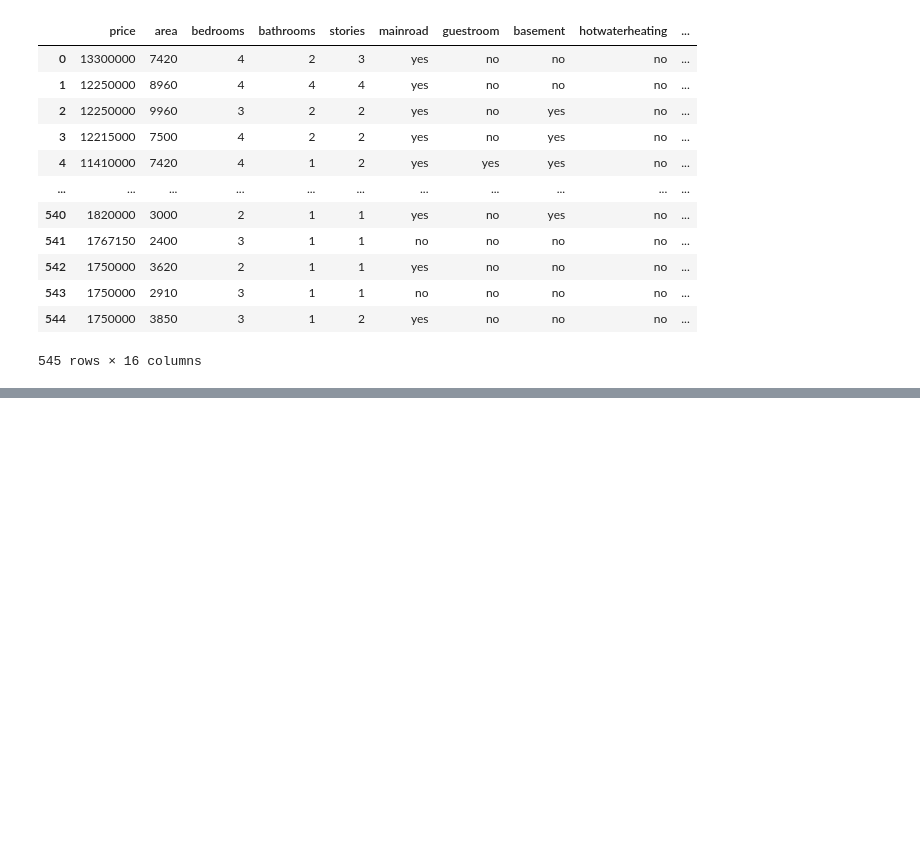
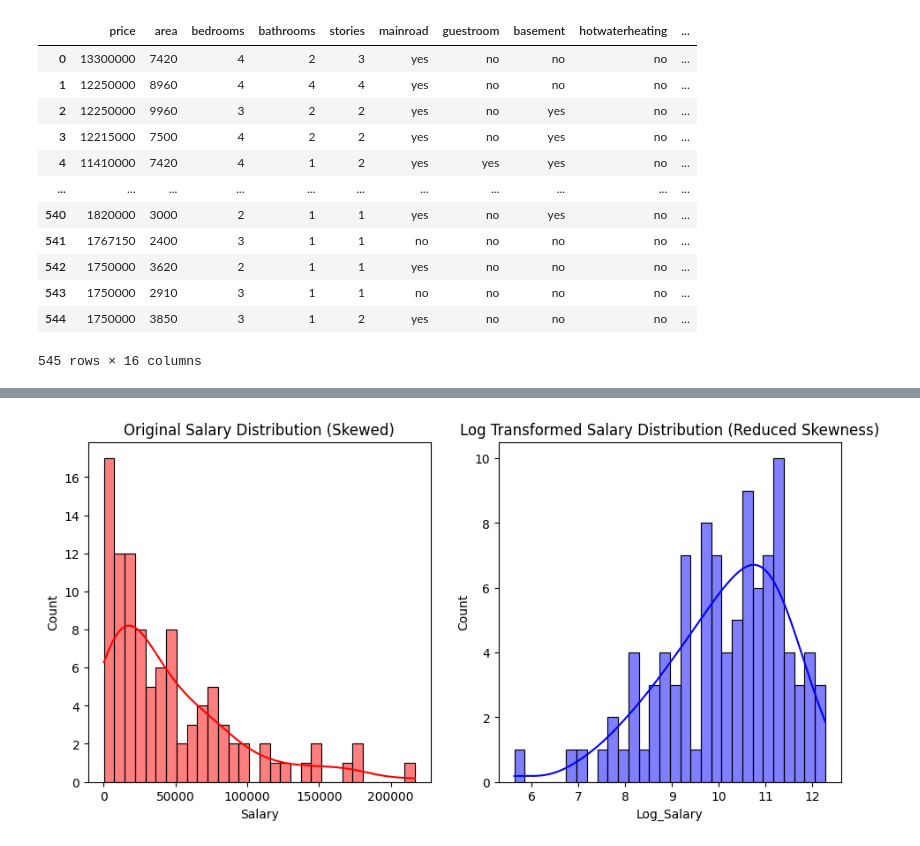
Before and after one commit to Aharv123/Week2-DataScience, a Jupyter notebook: scikit-learn/scikit-learn.ipynb, the cells around one changed output, grey strips where cells are left out. Cells and saved outputs as stored; diff of their text form; code cells hidden in the pictures; blank space fills up the shorter version.

```diff
--- a/scikit-learn/scikit-learn.ipynb
+++ b/scikit-learn/scikit-learn.ipynb
@@ -956,0 +964,17 @@ result
+# %%
+import pandas as pd
+import numpy as np
+import matplotlib.pyplot as plt
+import seaborn as sns
+from sklearn.preprocessing import FunctionTransformer
+
+
+np.random.seed(42)
+
+data = {
+    "Salary": np.random.exponential(scale=50000, size = 100)
+
+}
+
+df = pd.DataFrame(data)
+df
@@ -956,0 +995,18 @@ result
+# %%
+log_transformer = FunctionTransformer(np.log1p, validate=  True)
+# np.log1p(x) is equivalent to log(1 + x), which avoids issues with zero values.
+
+df["Log_Salary"] = log_transformer.fit_transform(df[["Salary"]])
+
+fig, axes = plt.subplots(1, 2, figsize=(11, 5))
+
+sns.histplot(df['Salary'], bins=30, kde=True, ax=axes[0], color="red")
+axes[0].set_title("Original Salary Distribution (Skewed)")
+
+
+sns.histplot(df['Log_Salary'], bins=30, kde=True, ax=axes[1], color="blue")
+axes[1].set_title("Log Transformed Salary Distribution (Reduced Skewness)")
+
+plt.show()
+# %% [output]
+[figure, added]
```
Also changed, not shown: parts of 9 cells of this notebook.
